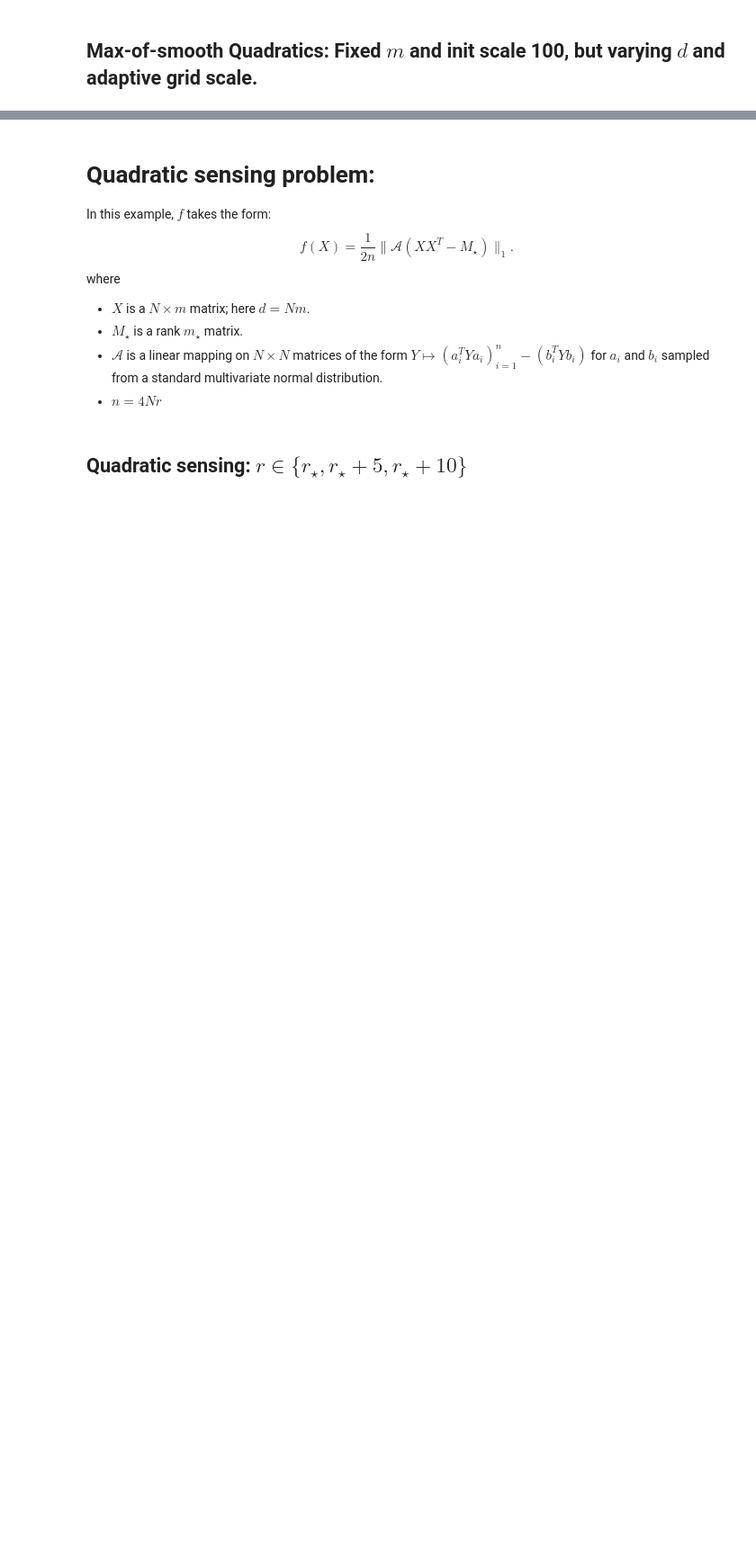
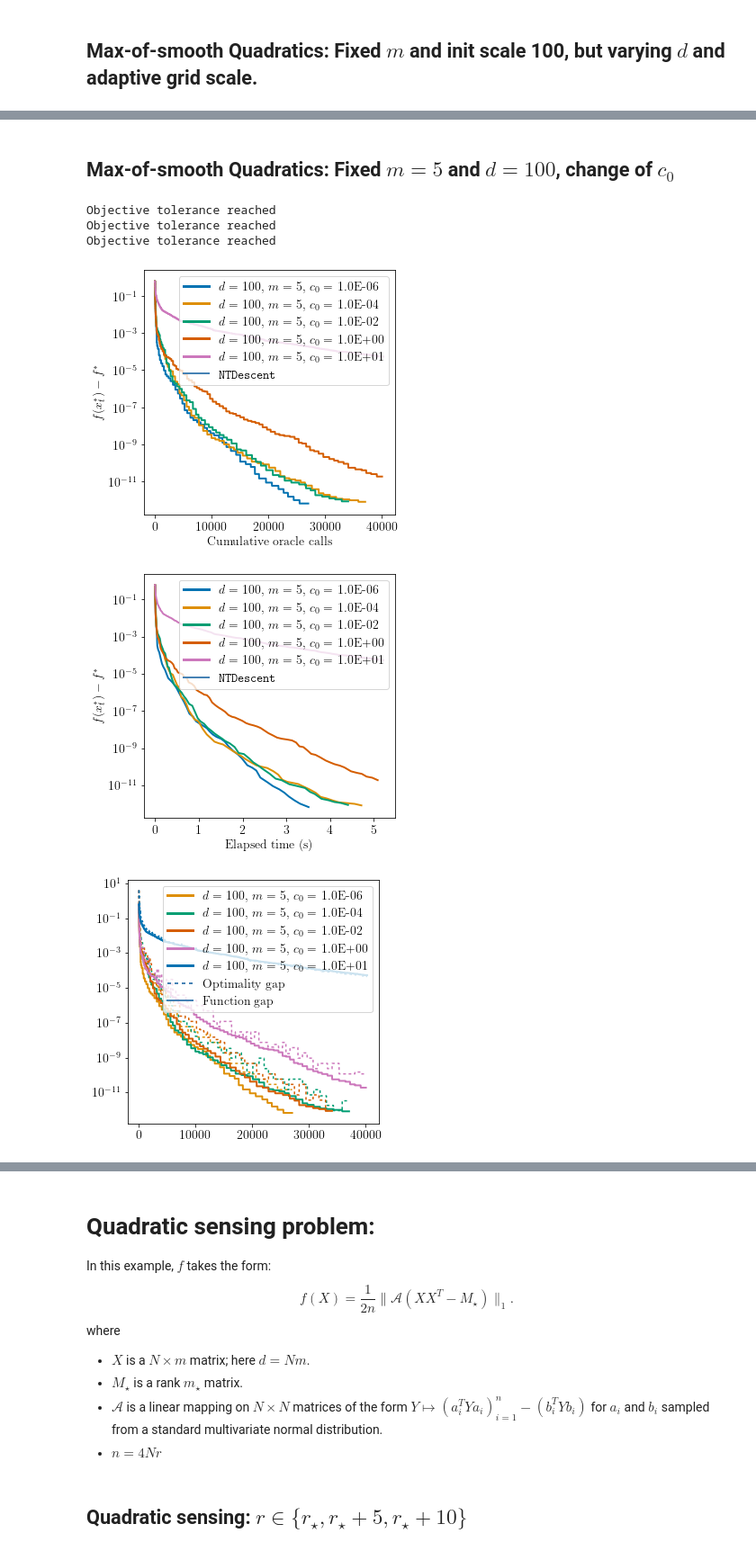
Before and after one commit to COR-OPT/ntd.py, a Jupyter notebook: examples/NTD_paper_experiments.ipynb, the cells around one changed output, grey strips where cells are left out. Shown at 90% size. Drawn from its saved outputs; the diff is of its cells as text; code cells hidden in the pictures; blank space fills up the shorter version.

```diff
--- a/examples/NTD_paper_experiments.ipynb
+++ b/examples/NTD_paper_experiments.ipynb
@@ -192,0 +146,12 @@ Objective tolerance reached
+# %% [markdown]
+## Max-of-smooth Quadratics: Fixed $m = 5$ and $d=100$, change of $c_0$
+# %%
+fig_oracle, ax_oracle, fig_time, ax_time, fig_stationary, ax_stationary = experiments_for_paper.max_of_smooth_random_ntd_vs_polyak_varying_c(max_oracle_call=40000)
+fig_oracle.savefig("../figures/max_of_smooth_ntd_vs_polyak_varying_c.pdf", bbox_inches='tight')
+# %% [output]
+Objective tolerance reached
+Objective tolerance reached
+Objective tolerance reached
+[figure, added]
+[figure, added]
+[figure, added]
```
Also changed, not shown: parts of 16 cells of this notebook, 4 other files.
